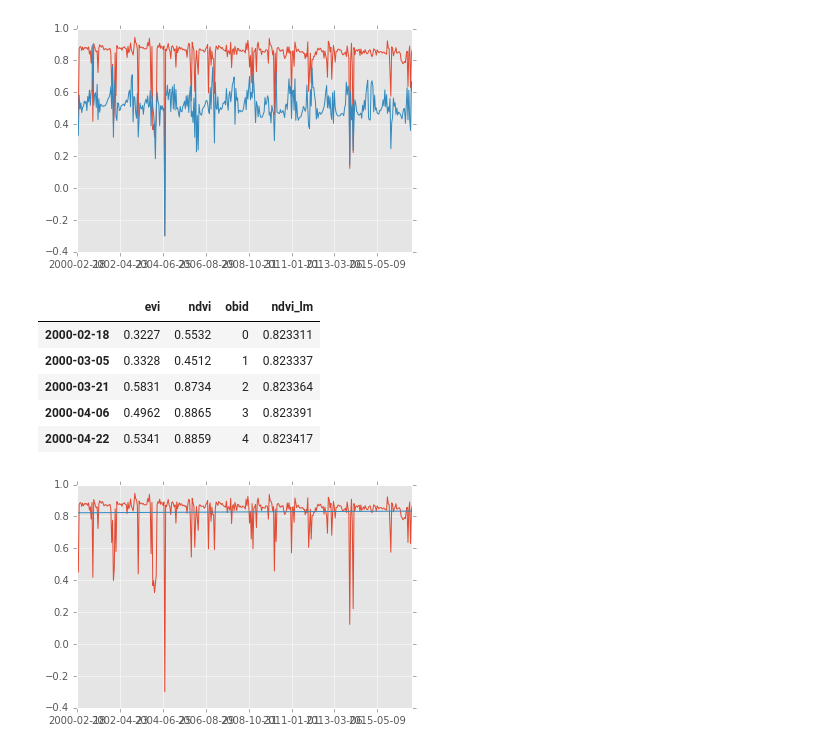
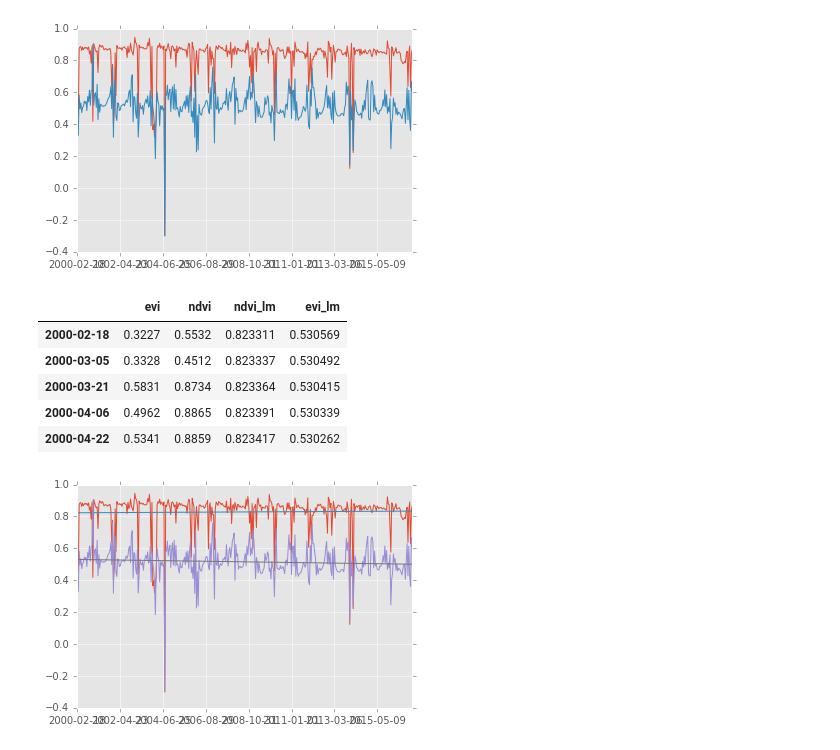
Before and after one commit to rolfsimoes/wgiss-py-webinar, a Jupyter notebook: WGISS_Tech_Webinar.ipynb, the cells around one changed output. Drawn from its saved outputs; the diff is of its cells as text; code cells hidden in the pictures.

```diff
--- a/WGISS_Tech_Webinar.ipynb
+++ b/WGISS_Tech_Webinar.ipynb
@@ -106,22 +145,33 @@ vidf['evi'].plot()
 # %% [output]
 <matplotlib.axes._subplots.AxesSubplot at 0x...>
 [figure]
-# %%
-# Fit a line
-slope, intercept, r_value, p_value, std_err = stats.linregress(x = range(len(vidf['ndvi'].values)), y = vidf['ndvi'].values)
-vidf['ndvi_lm'] = vidf['obid'] * slope + intercept
-
-vidf['ndvi'].plot()
-vidf['ndvi_lm'].plot()
-vidf[0:5]
-# %% [output]
-|  | evi | ndvi | obid | ndvi_lm |
-| 2000-02-18 | 0.3227 | 0.5532 | 0 | 0.823311 |
-| 2000-03-05 | 0.3328 | 0.4512 | 1 | 0.823337 |
-| 2000-03-21 | 0.5831 | 0.8734 | 2 | 0.823364 |
-| 2000-04-06 | 0.4962 | 0.8865 | 3 | 0.823391 |
-| 2000-04-22 | 0.5341 | 0.8859 | 4 | 0.823417 |
-[figure, removed]
+# %%
+# fit a line to a time series
+def fitline(vi):
+    vi = pd.Series(vi.values, index = range(len(vi.values)))                       # re-build the series
+    obid = pd.Series(range(len(vi.values)), index = range(len(vi.values)))         # add an index to the series
+    sl, it, r, p, sde = stats.linregress(x = range(len(vi.values)), y = vi.values) # fit the line
+    lmdf = pd.DataFrame({'obid': obid, 'vi': vi})                                  # build a data frame
+    lmdf['vi_lm'] = fdf['obid'] * sl + it                                          # compute the line's points
+    return(lmdf['vi_lm'].values)
+
+# fit a line to the vegetation indexes
+vidf['ndvi_lm'] = fitline(vidf['ndvi'])
+vidf['evi_lm'] = fitline(vidf['evi'])
+# plot
+vidf['ndvi'].plot()
+vidf['ndvi_lm'].plot()
+vidf['evi'].plot()
+vidf['evi_lm'].plot()
+vidf[0:5]
+# %% [output]
+|  | evi | ndvi | ndvi_lm | evi_lm |
+| 2000-02-18 | 0.3227 | 0.5532 | 0.823311 | 0.530569 |
+| 2000-03-05 | 0.3328 | 0.4512 | 0.823337 | 0.530492 |
+| 2000-03-21 | 0.5831 | 0.8734 | 0.823364 | 0.530415 |
+| 2000-04-06 | 0.4962 | 0.8865 | 0.823391 | 0.530339 |
+| 2000-04-22 | 0.5341 | 0.8859 | 0.823417 | 0.530262 |
+[figure, added]
 # %%
 # Fourier decomposition
 def fourierfilter(vi, fq_keep):
```
Also changed, not shown: parts of 16 cells of this notebook.
